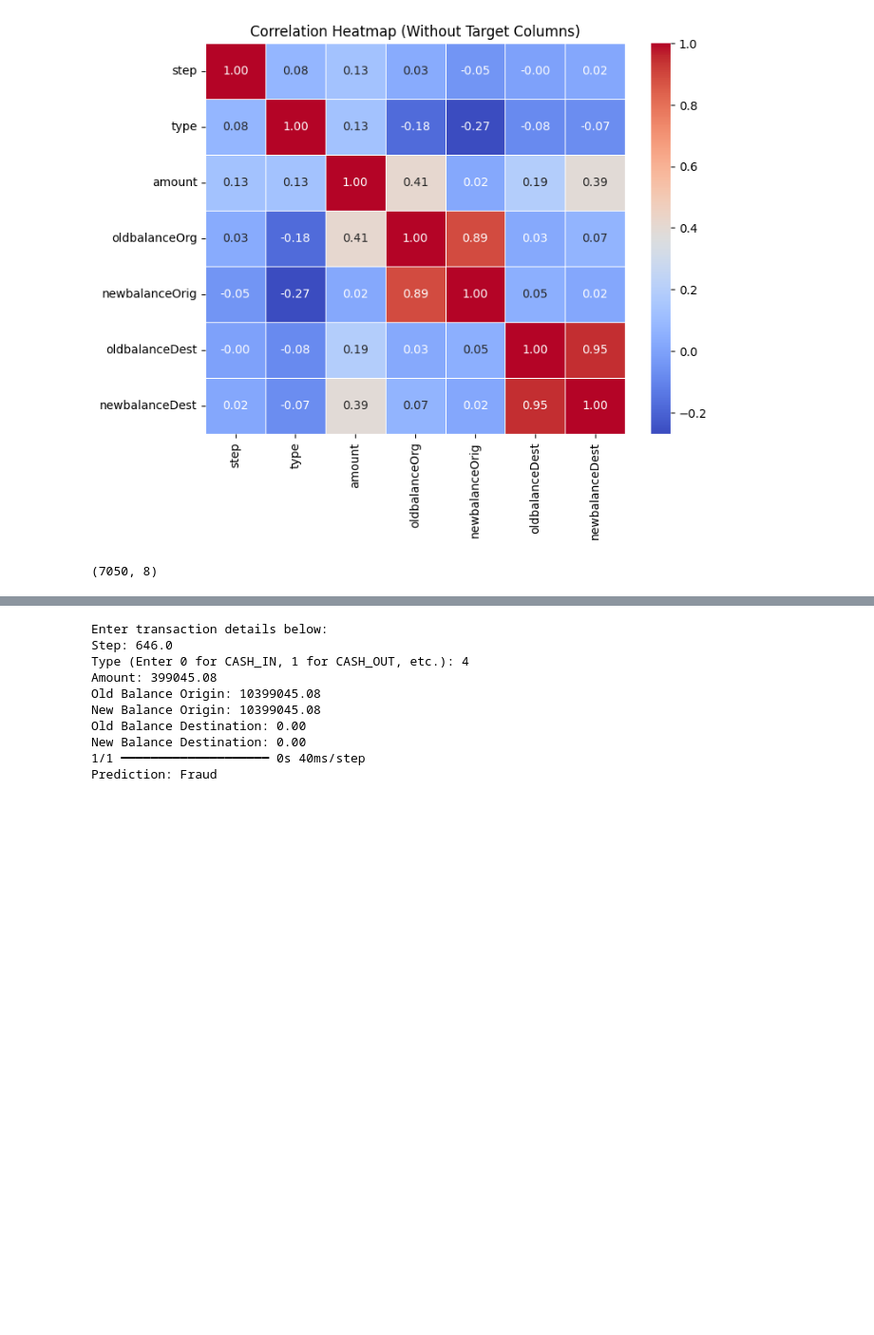
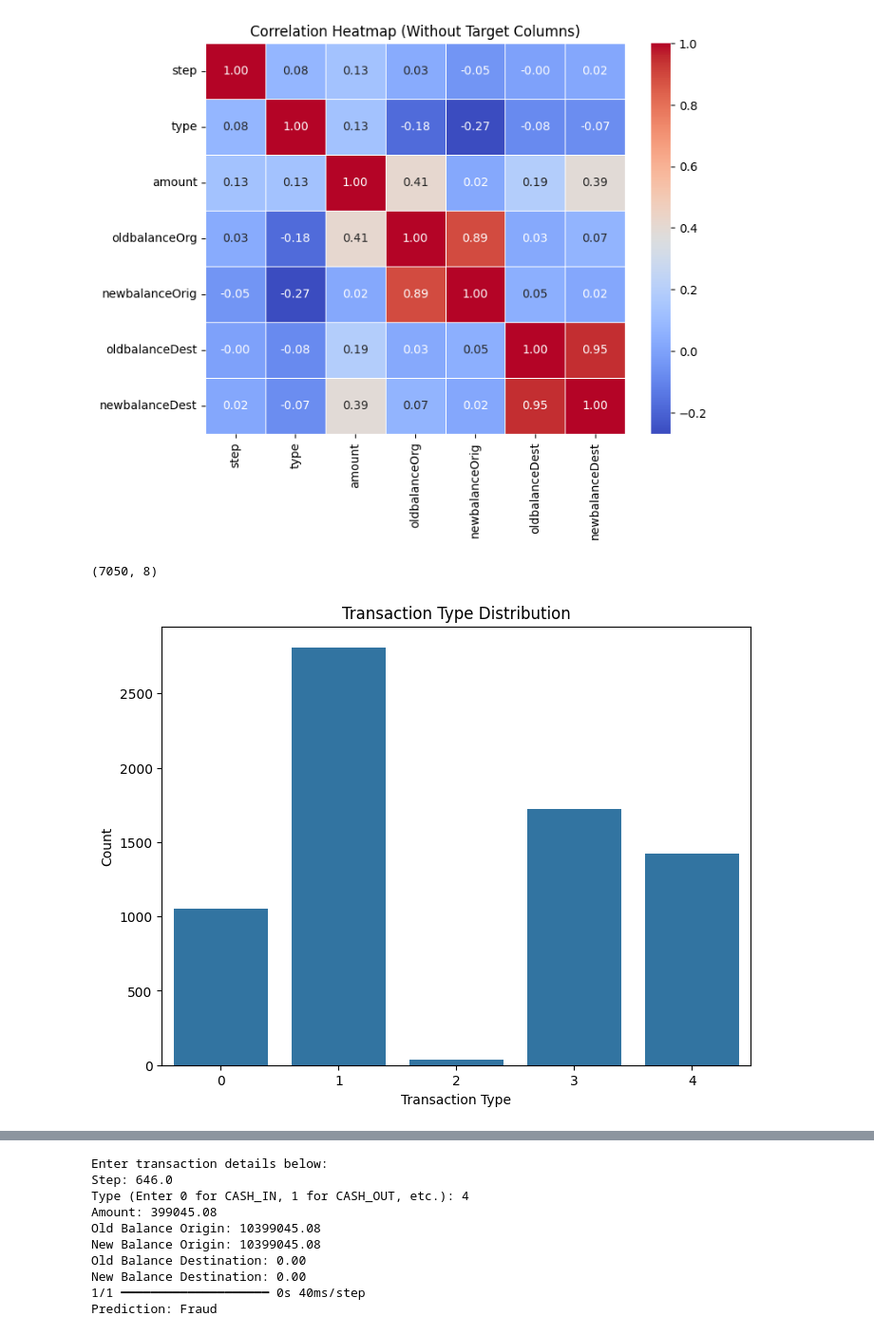
Before and after one commit to sergekamanzi/Fraudent-Docs, a Jupyter notebook: transaction.ipynb, the cells around one changed output, grey strips where cells are left out. Shown at 95% size. Drawn from its saved outputs; the diff is of its cells as text; code cells hidden in the pictures; blank space fills up the shorter version.

```diff
--- a/transaction.ipynb
+++ b/transaction.ipynb
@@ -79,3 +104,13 @@ plt.show()
 data.shape
 # %% [output]
 (7050, 8)
+# %%
+# Count the occurrences of each transaction type
+plt.figure(figsize=(8, 6))
+sns.countplot(x='type', data=data)
+plt.title('Transaction Type Distribution')
+plt.xlabel('Transaction Type')
+plt.ylabel('Count')
+plt.show()
+# %% [output]
+[figure, added]
```
Also changed, not shown: parts of 15 cells of this notebook.
